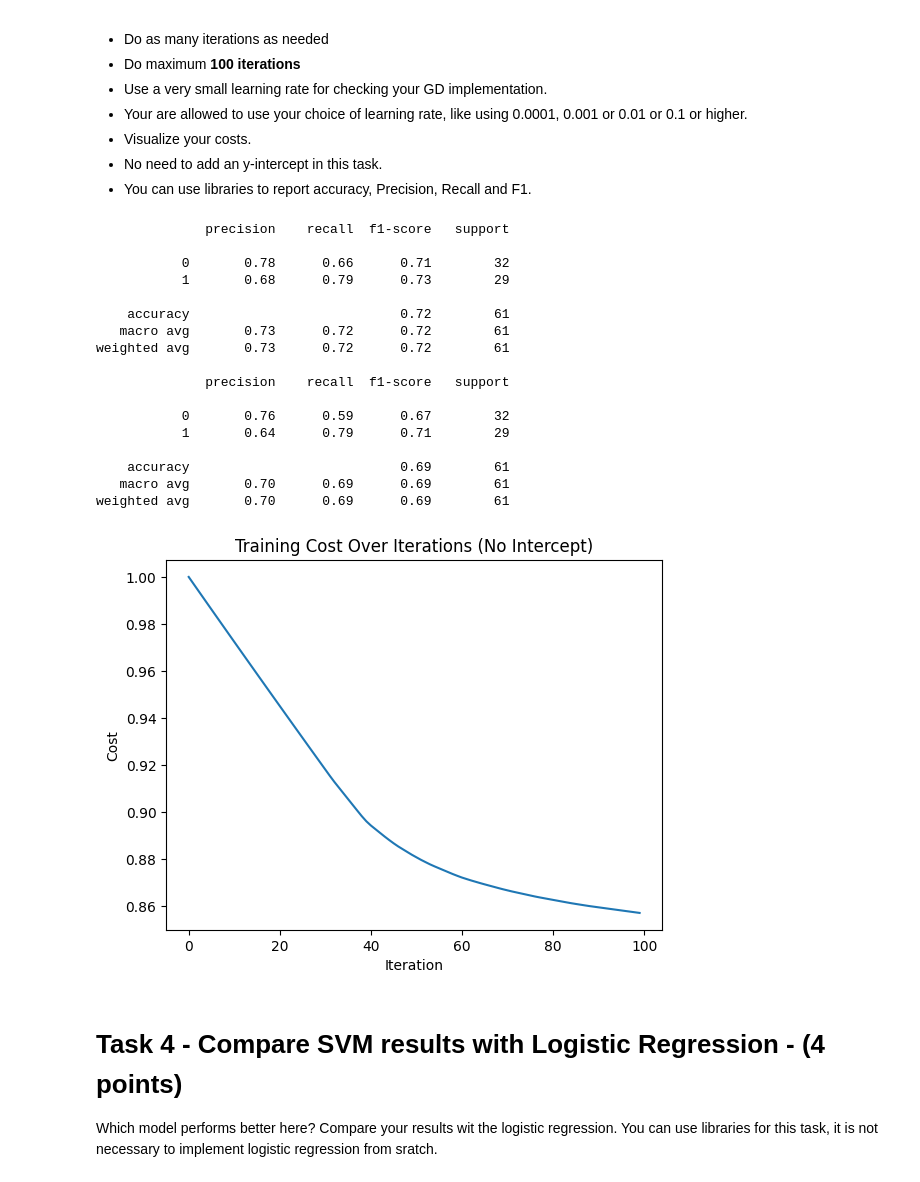
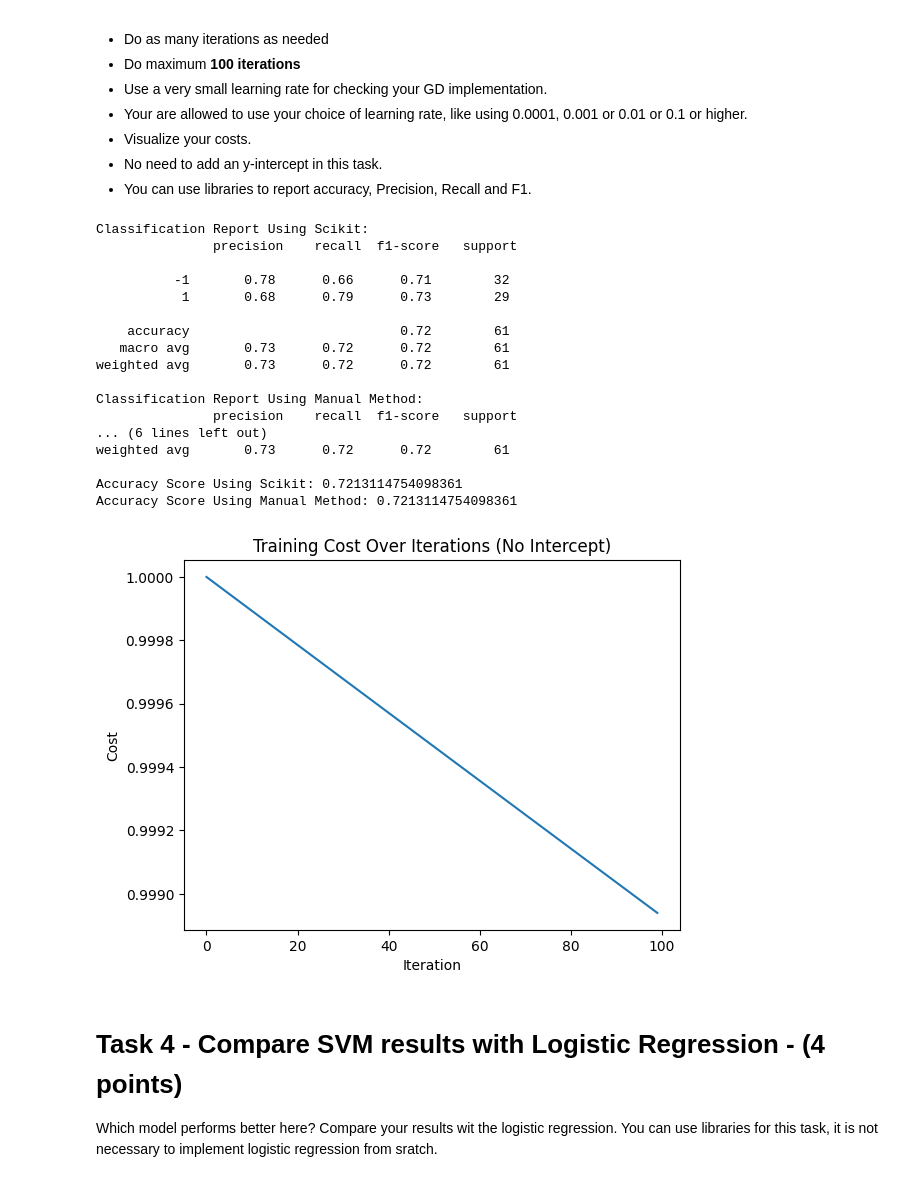
Before and after one commit to leiandas/CS329E-Assignments, a Jupyter notebook: Assignment 7/329e_HW07.ipynb, the cells around one changed output. Drawn from its saved outputs; the diff is of its cells as text; code cells hidden in the pictures.

```diff
--- a/Assignment 7/329e_HW07.ipynb
+++ b/Assignment 7/329e_HW07.ipynb
@@ -129,7 +129,7 @@ X = heart_df[["Age", "Sex", "Chol"]]
 scaler = StandardScaler()
 X = scaler.fit_transform(X)
 # reclassify target so that 1 is yes and 0 is no
-targetClass = {"Yes": 1, "No": 0}
+targetClass = {"Yes": 1, "No": -1}
 heart_df = heart_df.replace({"Target": targetClass})
 y = heart_df["Target"]
 y = np.array(y)
@@ -175,48 +175,15 @@ Try to produce the same result as you get from the libraries.
 * You can use libraries to report accuracy, Precision, Recall and F1.
 # %%
 # modified from in-class example
-
-# def computeHingeLoss(X, y, W, regularization_factor):
-#     n = X.shape[0]
-#     distances = 1 - y * (np.dot(X, W))
-
-#     # max(0, distances)
-#     distances[distances < 0] = 0
-
-#     hinge_loss = (np.sum(distances) / n)
-#     lambd = 1/(regularization_factor)
-#     return (lambd / 2 * np.dot(W, W) + hinge_loss)
-
-# def calculateGradient(X, y, W, regularization_factor):
-#     if type(y) == np.float64:
-#         y = np.array([y])
-#         X = np.array([X])
-
-#     distance = 1 - (y * np.dot(X, W))
-
-#     dw = np.zeros(len(W))
-
-#     for ind, d in enumerate(distance):
-
-#         if (d < 0):
-#             di = W
-#         else:
-#             di = W - (regularization_factor * y[ind] * X[ind])
-
-#         dw += di
-
-#     dw = dw/len(y)
-
-#     return dw
 
 def computeHingeLoss(X, y, W, regularization_factor):
     n = X.shape[0]
     distances = 1 - y * (np.dot(X, W))
     distances[distances < 0] = 0  # hinge = max(0, margin)
 
-    # hinge term: mean over samples; L2 term weighted by regularization_factor
-    hinge_loss = np.mean(distances)
-    return (0.5 * regularization_factor * np.dot(W, W) + hinge_loss)
+    hinge_loss = (np.sum(distances) / n)
+    lbda = 1/(n * regularization_factor)
+    return (0.5 * lbda * np.dot(W, W) + hinge_loss)
 
 def calculateGradient(X, y, W, regularization_factor):
     # keep your scalar guard (unchanged)
@@ -240,7 +207,7 @@ def calculateGradient(X, y, W, regularization_factor):
 # run SVM
 weights = np.zeros(3)
 numIter = 100
-learningRate = 0.1
+learningRate = 0.0001
 regularization = 0.01
 costList = []
 for i in range(0, numIter):
@@ -248,47 +215,50 @@ for i in range(0, numIter):
     # print("Epoch", i, "Cost is:", cost, "weights", weights)
     costList.append(cost)
     grad = calculateGradient(X_train, y_train, weights, regularization)
     weights = weights - learningRate * grad
 
 # calculating prediction
 y_predMan = np.zeros(len(y_test))
 for i in range(len(y_test)):
-    y_predElement = X_test[i][0]*weights[0] + X_test[i][1]*weights[1] + X_test[i][2]*weights[2]
+    y_predElement = np.dot(X_test[i], weights)
     if y_predElement > 0:
         y_predElement = 1
     else:
-        y_predElement = 0
+        y_predElement = -1
     y_predMan[i] = y_predElement
 
 
-print(classification_report(y_test,y_pred))
-print(classification_report(y_test,y_predMan))
+print("Classification Report Using Scikit:\n", classification_report(y_test,y_pred))
+print("Classification Report Using Manual Method:\n", classification_report(y_test,y_predMan))
+print("Accuracy Score Using Scikit:", accuracy_score(y_test, y_pred))
+print("Accuracy Score Using Manual Method:", accuracy_score(y_test, y_predMan))
+
 
 # Plot cost over iterations
 plt.plot(np.arange(len(costList)), costList)
 plt.xlabel('Iteration')
 plt.ylabel('Cost')
 plt.title('Training Cost Over Iterations (No Intercept)')
 plt.show()
 # %% [output]
-              precision    recall  f1-score   support
+Classification Report Using Scikit:
+               precision    recall  f1-score   support
 
-           0       0.78      0.66      0.71        32
+          -1       0.78      0.66      0.71        32
            1       0.68      0.79      0.73        29
 
     accuracy                           0.72        61
    macro avg       0.73      0.72      0.72        61
 weighted avg       0.73      0.72      0.72        61
 
-              precision    recall  f1-score   support
+Classification Report Using Manual Method:
+               precision    recall  f1-score   support
+... (6 lines left out)
+weighted avg       0.73      0.72      0.72        61
 
-           0       0.76      0.59      0.67        32
-           1       0.64      0.79      0.71        29
-
-    accuracy                           0.69        61
-   macro avg       0.70      0.69      0.69        61
-weighted avg       0.70      0.69      0.69        61
+Accuracy Score Using Scikit: 0.7213114754098361
+Accuracy Score Using Manual Method: 0.7213114754098361
-[figure, old version]
+[figure, new version]
 # %% [markdown]
 # Task 4 - Compare SVM results with Logistic Regression - (4 points)
 
```
Also changed, not shown: parts of 1 cell of this notebook.
